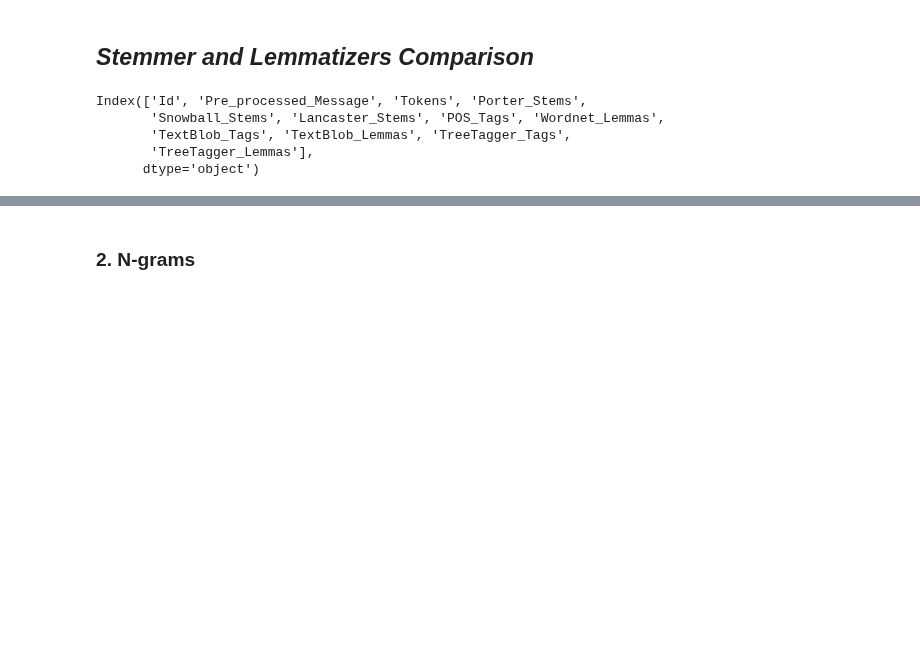
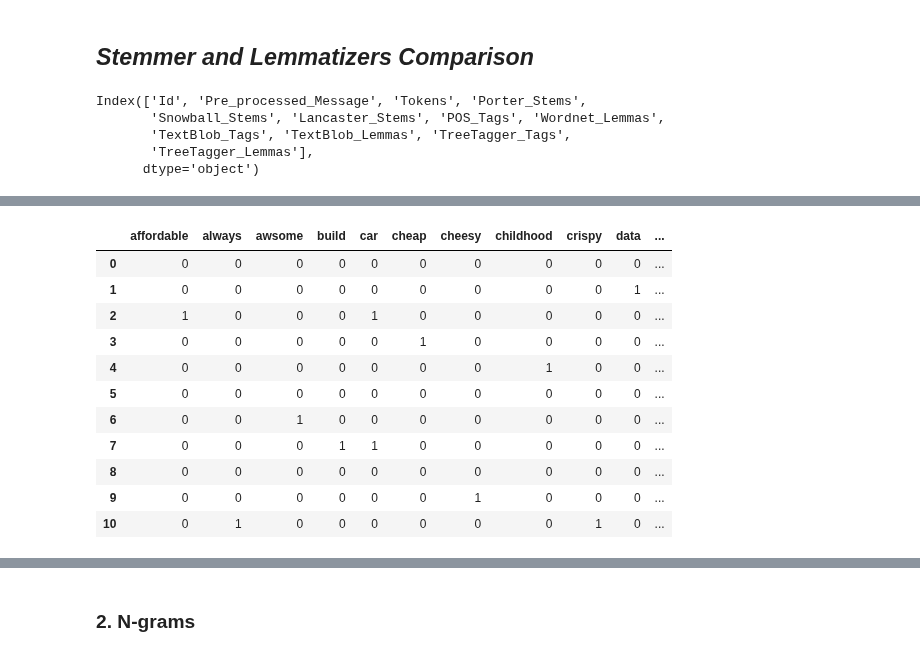
Before and after one commit to raj-shr-git/AAIC_Practice, a Jupyter notebook: VIDEO_PRACTICE/MODULE-1/Understanding_NLP.ipynb, the cells around one changed output, grey strips where cells are left out. Saved outputs shown, nothing was run; the diff lists cells and outputs as text; code cells hidden in the pictures; blank space fills up the shorter version.

Commit message:
Day68: Updated Module3: NLP: Updated with spell checking and n-grams vectorizers

```diff
--- a/VIDEO_PRACTICE/MODULE-1/Understanding_NLP.ipynb
+++ b/VIDEO_PRACTICE/MODULE-1/Understanding_NLP.ipynb
@@ -833,0 +910,4 @@ text_df[['Pre_processed_Message', 'Wordnet_Lemmas', 'TextBlob_Lemmas', 'TreeTagg
+# %%
+lemmas = cleaned_df['Lemmas'].apply(lambda row: row.split(","))
+cleaned_df['Spell_checked_Lemmas'] = lemmas.apply(lambda row : [spell_check.correction(word) for word in row])
+cleaned_df
@@ -833,0 +929,2 @@ text_df[['Pre_processed_Message', 'Wordnet_Lemmas', 'TextBlob_Lemmas', 'TreeTagg
+# %%
+cleaned_df['Lemmas'].iloc[-1] = ','.join([spell_check.correction(word) if word == 'cripy' else word for word in cleaned_df['Lemmas'].iloc[-1].split(",")])
@@ -836,3 +971,3 @@ text_df[['Pre_processed_Message', 'Wordnet_Lemmas', 'TextBlob_Lemmas', 'TreeTagg
 ### **1. BAG of WORDS (BOW)**
 # %%
-cv = CountVectorizer()
+cv = CountVectorizer(lowercase=True)
@@ -841,4 +974,4 @@ cv = CountVectorizer()
 # %%
-BOW = cv.fit_transform(''.join(preprocess_sents))
+BOW = cv.fit_transform(cleaned_df['Lemmas'])
 # %%
 BOW
@@ -845,2 +983,18 @@ BOW
+# %%
+bow_features = pd.DataFrame(BOW.toarray(),columns=cv.get_feature_names())
+bow_features
+# %% [output]
+|  | affordable | always | awsome | build | car | cheap | cheesy | childhood | crispy | data | ... |
+| 0 | 0 | 0 | 0 | 0 | 0 | 0 | 0 | 0 | 0 | 0 | ... |
+| 1 | 0 | 0 | 0 | 0 | 0 | 0 | 0 | 0 | 0 | 1 | ... |
+| 2 | 1 | 0 | 0 | 0 | 1 | 0 | 0 | 0 | 0 | 0 | ... |
+| 3 | 0 | 0 | 0 | 0 | 0 | 1 | 0 | 0 | 0 | 0 | ... |
+| 4 | 0 | 0 | 0 | 0 | 0 | 0 | 0 | 1 | 0 | 0 | ... |
+| 5 | 0 | 0 | 0 | 0 | 0 | 0 | 0 | 0 | 0 | 0 | ... |
+| 6 | 0 | 0 | 1 | 0 | 0 | 0 | 0 | 0 | 0 | 0 | ... |
+| 7 | 0 | 0 | 0 | 1 | 1 | 0 | 0 | 0 | 0 | 0 | ... |
+| 8 | 0 | 0 | 0 | 0 | 0 | 0 | 0 | 0 | 0 | 0 | ... |
+| 9 | 0 | 0 | 0 | 0 | 0 | 0 | 1 | 0 | 0 | 0 | ... |
+| 10 | 0 | 1 | 0 | 0 | 0 | 0 | 0 | 0 | 1 | 0 | ... |
 # %%
 np.array(cv.get_feature_names()).shape
```
Also changed, not shown: parts of 50 cells of this notebook.
